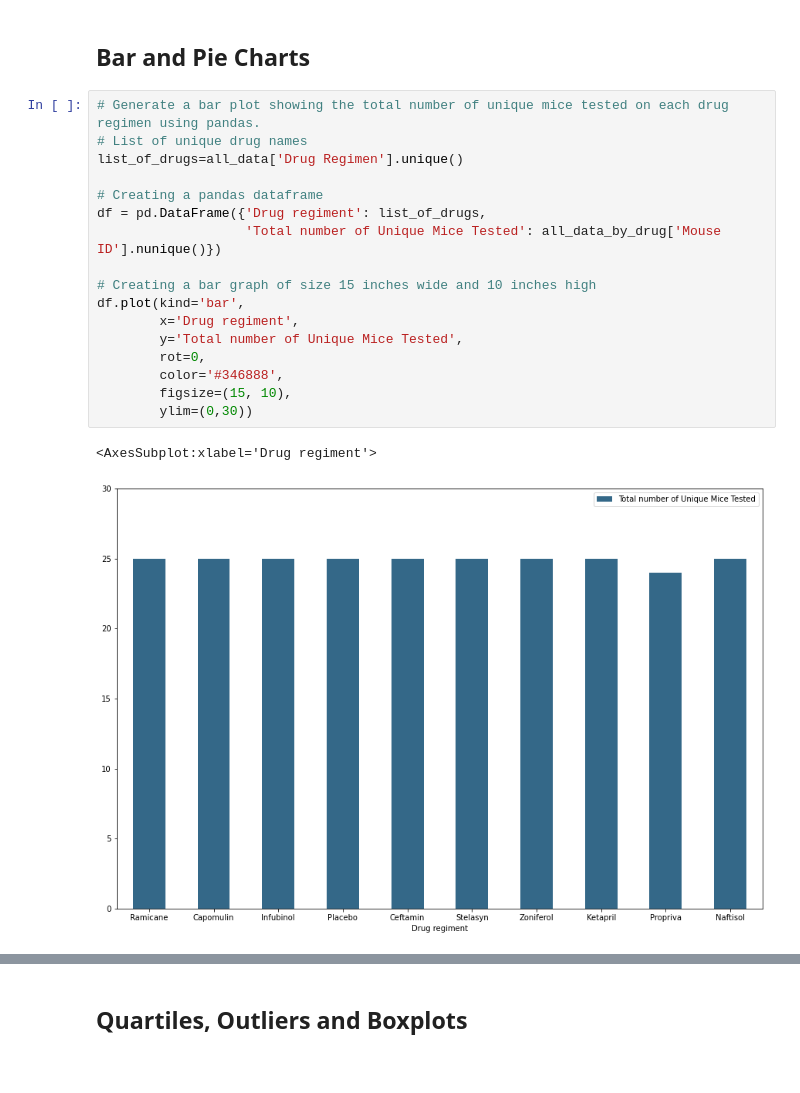
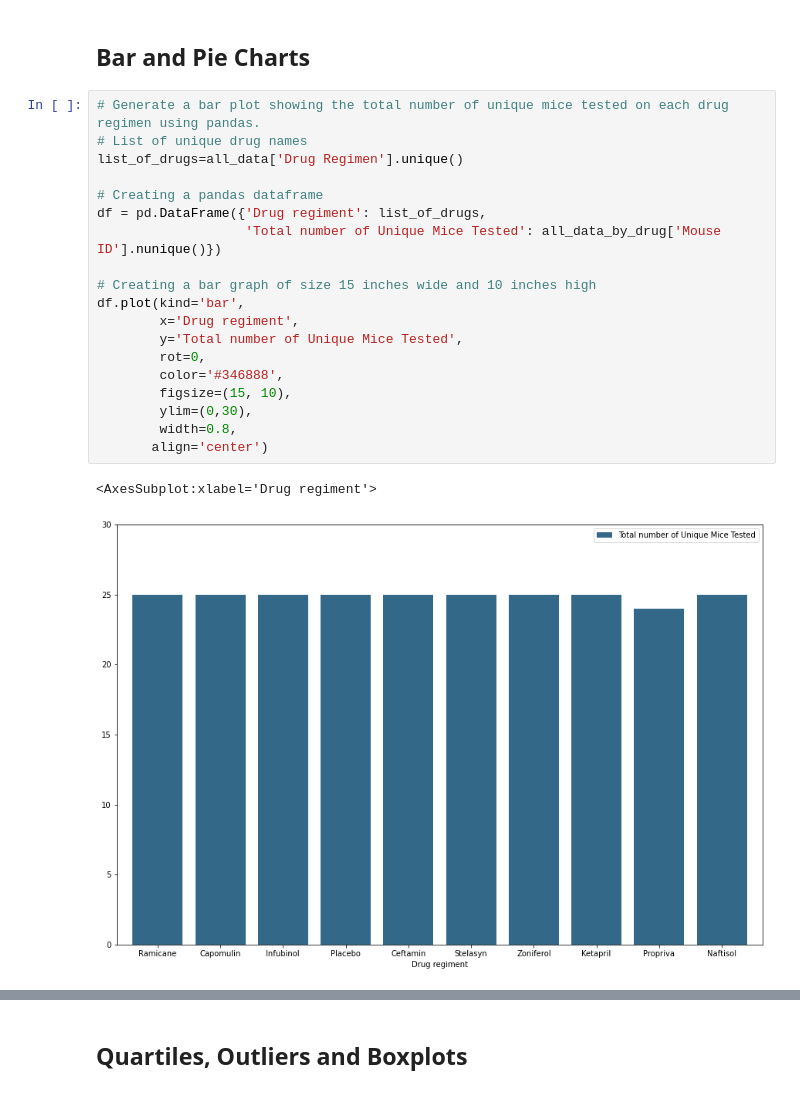
Before and after one commit to i-am-phoenix/rice-btcmp-hw5-matplotlib-challenge, a Jupyter notebook: pymaceuticals_starter.ipynb, the cells around one changed output, grey strips where cells are left out. Drawn from its saved outputs; the diff is of its cells as text.

```diff
--- a/pymaceuticals_starter.ipynb
+++ b/pymaceuticals_starter.ipynb
@@ -183,23 +183,25 @@ all_data_by_drug['Tumor Volume (mm3)'].agg(['mean','median','var','std','sem'])
 # %%
 # Generate a bar plot showing the total number of unique mice tested on each drug regimen using pandas.
 # List of unique drug names
 list_of_drugs=all_data['Drug Regimen'].unique()
 
 # Creating a pandas dataframe
 df = pd.DataFrame({'Drug regiment': list_of_drugs,
                    'Total number of Unique Mice Tested': all_data_by_drug['Mouse ID'].nunique()})
 
 # Creating a bar graph of size 15 inches wide and 10 inches high
 df.plot(kind='bar',
         x='Drug regiment',
         y='Total number of Unique Mice Tested',
         rot=0,
         color='#346888',
         figsize=(15, 10),
-        ylim=(0,30))
+        ylim=(0,30),
+        width=0.8,
+       align='center')
 # %% [output]
 <AxesSubplot:xlabel='Drug regiment'>
-[figure, old version]
+[figure, new version]
 # %%
 # Generate a bar plot showing the total number of unique mice tested on each drug regimen using pyplot.
 
```
Also changed, not shown: parts of 4 cells of this notebook.
